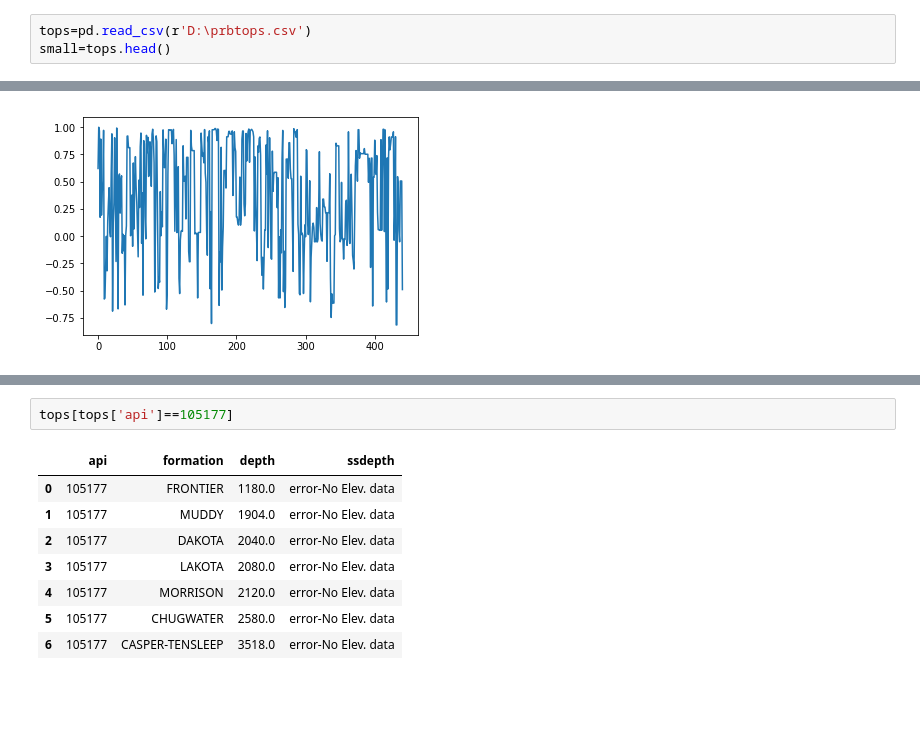
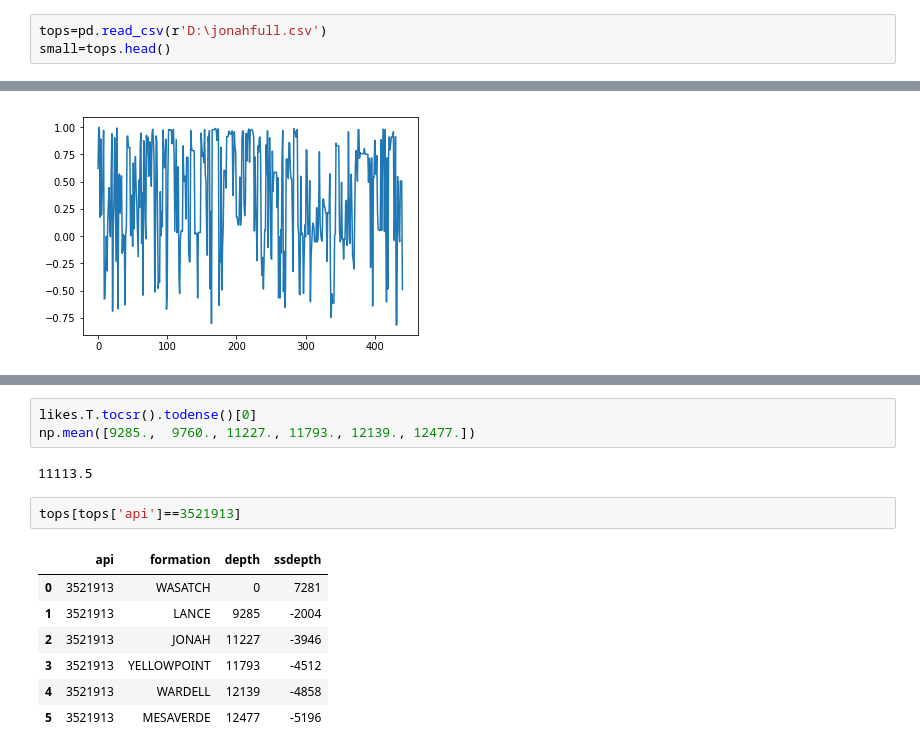
Before and after one commit to jessepisel/stratal-geometries, a Jupyter notebook: top depth recommender.ipynb, the cells around one changed output, grey strips where cells are left out. Saved outputs shown, nothing was run; the diff lists cells and outputs as text; blank space fills up the shorter version.

```diff
--- a/top depth recommender.ipynb
+++ b/top depth recommender.ipynb
@@ -9,7 +9,7 @@ from scipy.sparse import coo_matrix, csr_matrix
 
 %matplotlib inline
 # %%
-tops=pd.read_csv(r'D:\prbtops.csv')
+tops=pd.read_csv(r'D:\jonahfull.csv')
 small=tops.head()
 # %%
 tops.head()
@@ -218,11 +141,15 @@ plt.plot(np.ndarray.flatten(np.asarray(all_tops[0])))
+# %%
+likes.T.tocsr().todense()[0]
+np.mean([9285.,  9760., 11227., 11793., 12139., 12477.])
+# %% [output]
+11113.5
 # %%
-tops[tops['api']==105177]
+tops[tops['api']==3521913]
 # %% [output]
 |  | api | formation | depth | ssdepth |
-| 0 | 105177 | FRONTIER | 1180.0 | error-No Elev. data |
-| 1 | 105177 | MUDDY | 1904.0 | error-No Elev. data |
-| 2 | 105177 | DAKOTA | 2040.0 | error-No Elev. data |
-| 3 | 105177 | LAKOTA | 2080.0 | error-No Elev. data |
-| 4 | 105177 | MORRISON | 2120.0 | error-No Elev. data |
-| 5 | 105177 | CHUGWATER | 2580.0 | error-No Elev. data |
-| 6 | 105177 | CASPER-TENSLEEP | 3518.0 | error-No Elev. data |
+| 0 | 3521913 | WASATCH | 0 | 7281 |
+| 1 | 3521913 | LANCE | 9285 | -2004 |
+| 2 | 3521913 | JONAH | 11227 | -3946 |
+| 3 | 3521913 | YELLOWPOINT | 11793 | -4512 |
+| 4 | 3521913 | WARDELL | 12139 | -4858 |
+| 5 | 3521913 | MESAVERDE | 12477 | -5196 |
```
Also changed, not shown: parts of 31 cells of this notebook.
